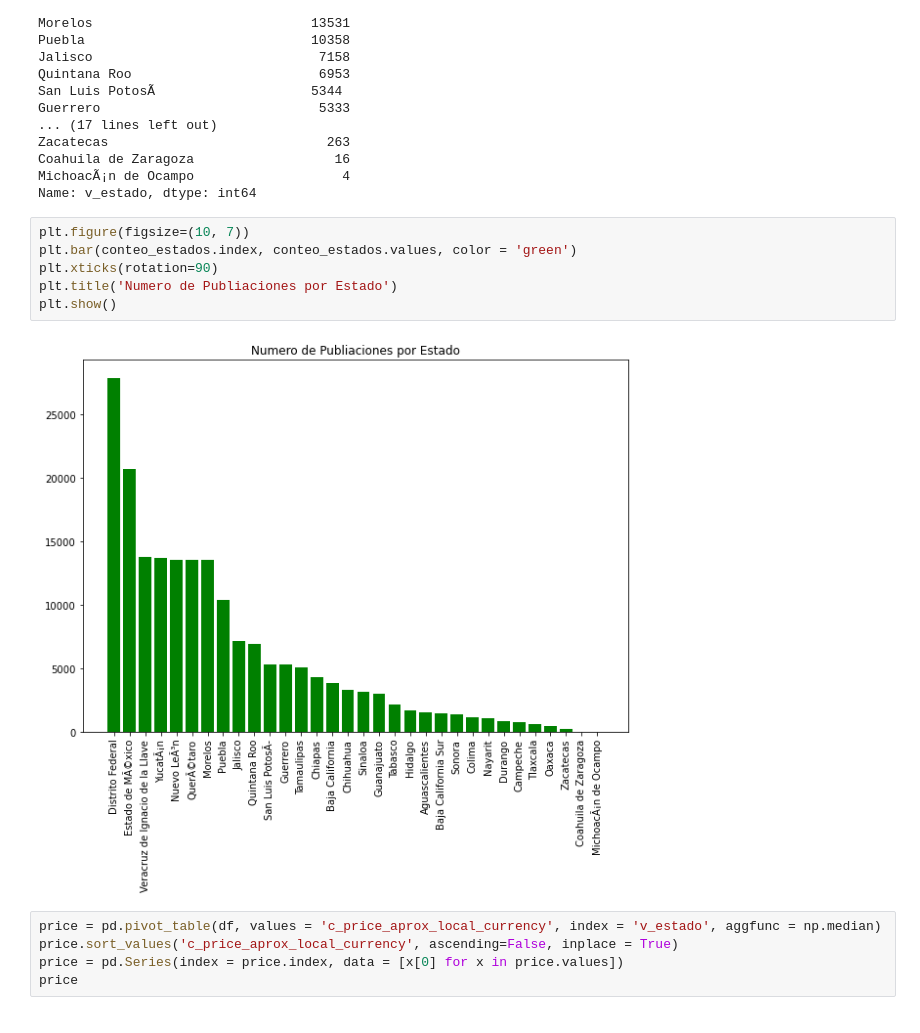
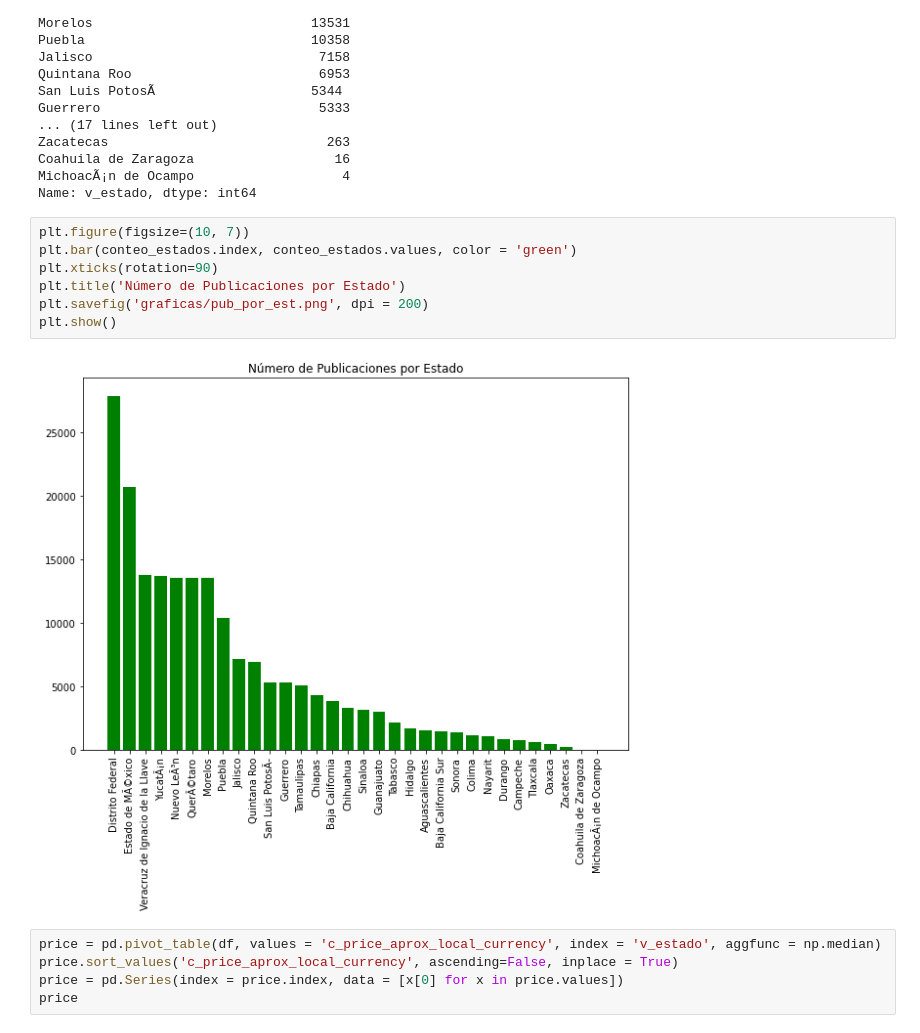
Before and after one commit to edco17/Real_Estate_Mexico, a Jupyter notebook: proyecto_final_Edgar_Cardoso.ipynb, the cells around one changed output. Drawn from its saved outputs; the diff is of its cells as text.

```diff
--- a/proyecto_final_Edgar_Cardoso.ipynb
+++ b/proyecto_final_Edgar_Cardoso.ipynb
@@ -307,11 +309,12 @@ Name: v_estado, dtype: int64
 # %%
 plt.figure(figsize=(10, 7))
 plt.bar(conteo_estados.index, conteo_estados.values, color = 'green')
 plt.xticks(rotation=90)
-plt.title('Numero de Publiaciones por Estado')
+plt.title('Número de Publicaciones por Estado')
+plt.savefig('graficas/pub_por_est.png', dpi = 200)
 plt.show()
 # %% [output]
-[figure, old version]
+[figure, new version]
 # %%
 price = pd.pivot_table(df, values = 'c_price_aprox_local_currency', index = 'v_estado', aggfunc = np.median)
 price.sort_values('c_price_aprox_local_currency', ascending=False, inplace = True)
```
Also changed, not shown: parts of 20 cells of this notebook.
